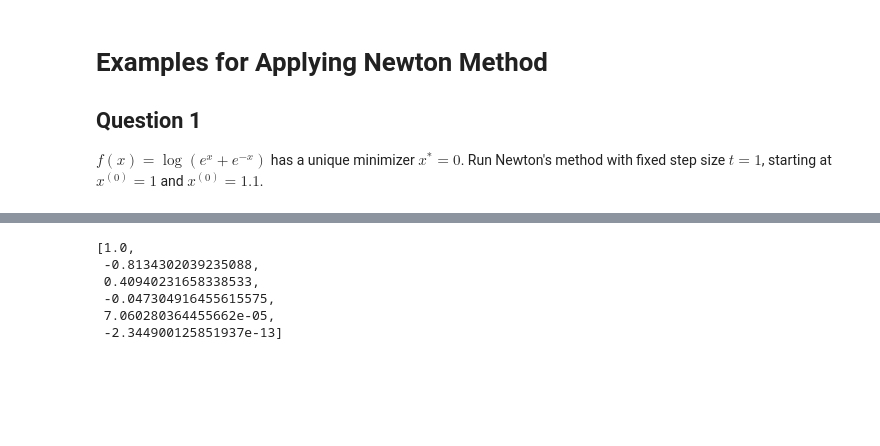
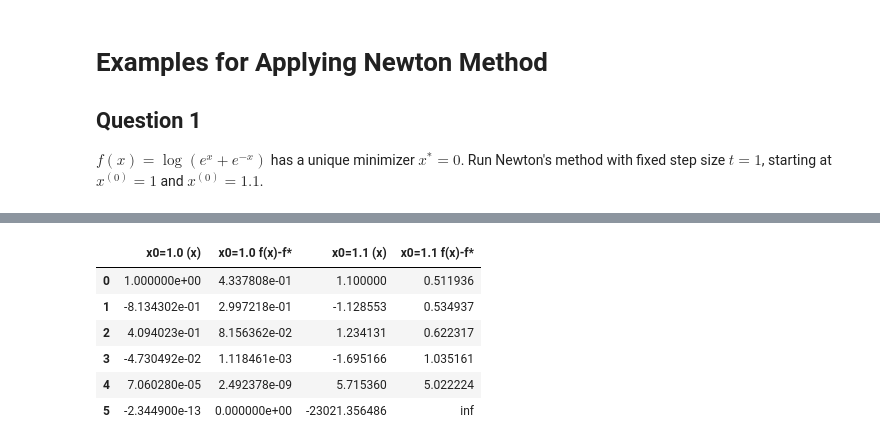
Before and after one commit to pgg3/opt_example, a Jupyter notebook: Untitled.ipynb, the cells around one changed output, grey strips where cells are left out. Drawn from its saved outputs; the diff is of its cells as text; code cells hidden in the pictures; blank space fills up the shorter version.

```diff
--- a/Untitled.ipynb
+++ b/Untitled.ipynb
@@ -87,12 +78,22 @@ ax.scatter(x1_list, f1_list, color='blue', marker='o')
 plt.show()
 # %% [output]
 [drawing not drawn]
-# %%
-x0_list
-# %% [output]
-[1.0,
- -0.8134302039235088,
- 0.40940231658338533,
- -0.047304916455615575,
- 7.060280364455662e-05,
- -2.344900125851937e-13]
+# %%
+# print a double table that shows the iteration process
+pd_data = {
+    'x0=1.0 (x)': x0_list,
+    'x0=1.0 f(x)-f*': f0_list-minimum,
+    'x0=1.1 (x)': x1_list,
+    'x0=1.1 f(x)-f*': f1_list-minimum
+}
+pd_df = pd.DataFrame(pd_data)
+
+pd_df
+# %% [output]
+|  | x0=1.0 (x) | x0=1.0 f(x)-f* | x0=1.1 (x) | x0=1.1 f(x)-f* |
+| 0 | 1.000000e+00 | 4.337808e-01 | 1.100000 | 0.511936 |
+| 1 | -8.134302e-01 | 2.997218e-01 | -1.128553 | 0.534937 |
+| 2 | 4.094023e-01 | 8.156362e-02 | 1.234131 | 0.622317 |
+| 3 | -4.730492e-02 | 1.118461e-03 | -1.695166 | 1.035161 |
+| 4 | 7.060280e-05 | 2.492378e-09 | 5.715360 | 5.022224 |
+| 5 | -2.344900e-13 | 0.000000e+00 | -23021.356486 | inf |
```
Also changed, not shown: parts of 2 cells of this notebook.
